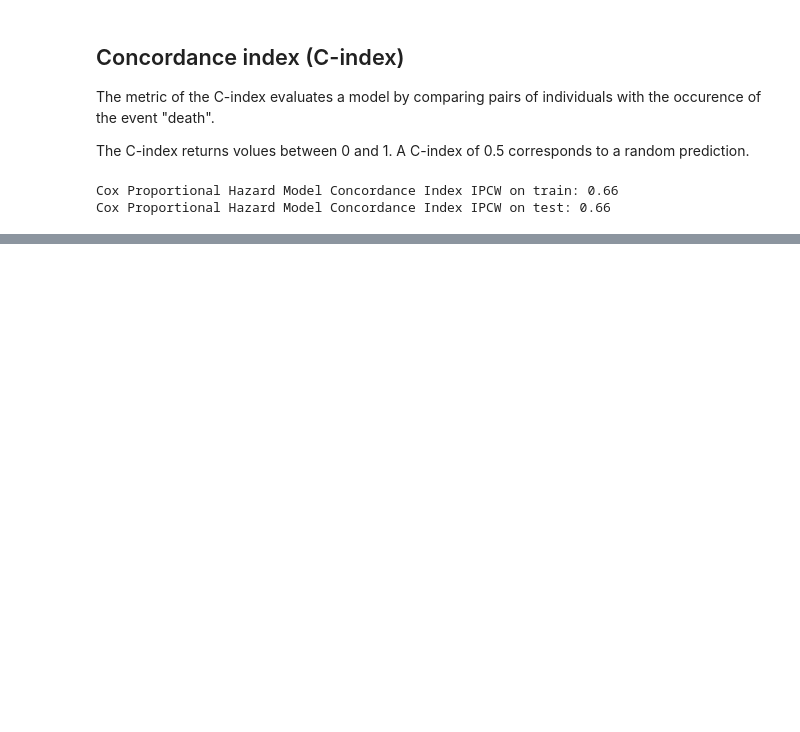
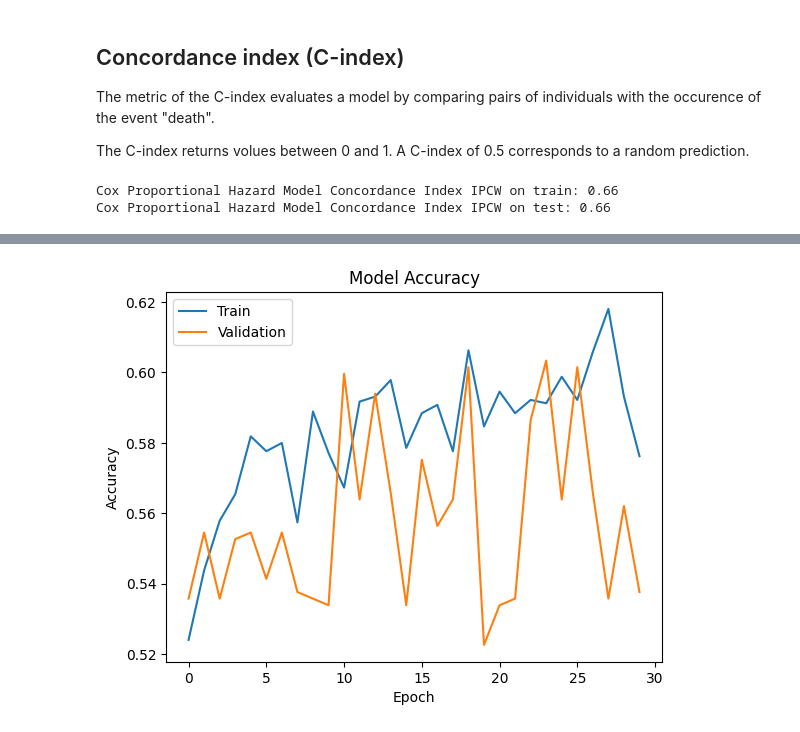
Before and after one commit to kaSae6/PredictLeukemiaSurvival, a Jupyter notebook: 2_BaselineModel/baseline_model copy_MM.ipynb, the cells around one changed output, grey strips where cells are left out. Drawn from its saved outputs; the diff is of its cells as text; code cells hidden in the pictures; blank space fills up the shorter version.

Commit message:
model eval

```diff
--- a/2_BaselineModel/baseline_model copy_MM.ipynb
+++ b/2_BaselineModel/baseline_model copy_MM.ipynb
@@ -210,7 +210,9 @@ print(y.dtypes)
 
 
 # Split the data into train and test sets
-X_train, X_test, y_train, y_test = train_test_split(X, y, test_size=0.2, random_state=42)
+X_train, X_test, y_train, y_test = train_test_split(
+    X, y, test_size=0.2, random_state=42
+)
 # %% [output]
 (3323, 3)
 3323
@@ -519,0 +517,29 @@ ModuleNotFoundError: No module named 'sksurv.plot'
+# %%
+# Neural Network approach
+
+# train a neural network model using the baseline model
+# %pip install tensorflow
+import tensorflow as tf
+from tensorflow import keras
+
+
+# Define the model architecture
+input_shape = X_train.shape[1:]
+
+
+# Create the model
+
+model = tf.keras.Sequential(
+    [
+        tf.keras.layers.Dense(64, activation="relu", input_shape=input_shape),
+        tf.keras.layers.Dense(32, activation="relu"),
+        tf.keras.layers.Dense(1, activation="sigmoid"),
+    ]
+)
+
+# Compile the model
+model.compile(optimizer="adam", loss="binary_crossentropy", metrics=["accuracy"])
+
+
+# Train the model
+model.fit(X_train, y_train["OS_STATUS"], epochs=30, batch_size=32, validation_split=0.2)
@@ -519,0 +565,13 @@ ModuleNotFoundError: No module named 'sksurv.plot'
+# %%
+# plot accuracy of the model
+
+# plot the accuracy of the model
+plt.plot(model.history.history["accuracy"])
+plt.plot(model.history.history["val_accuracy"])
+plt.title("Model Accuracy")
+plt.ylabel("Accuracy")
+plt.xlabel("Epoch")
+plt.legend(["Train", "Validation"], loc="upper left")
+plt.show()
+# %% [output]
+[figure, added]
```
Also changed, not shown: parts of 18 cells of this notebook.
